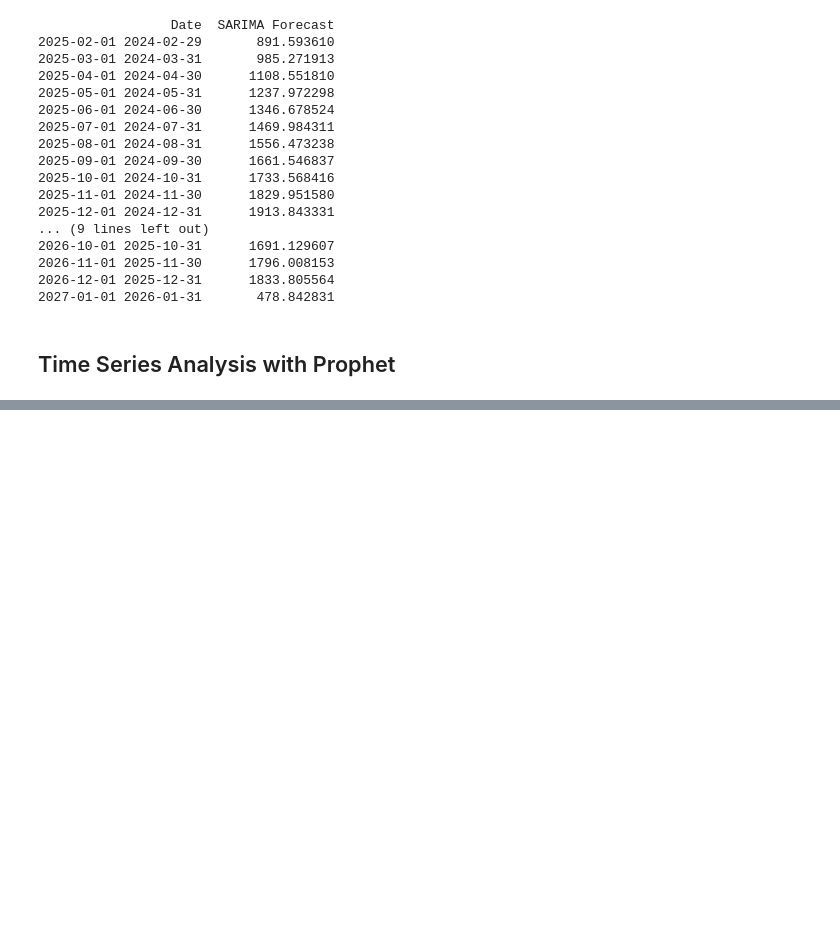
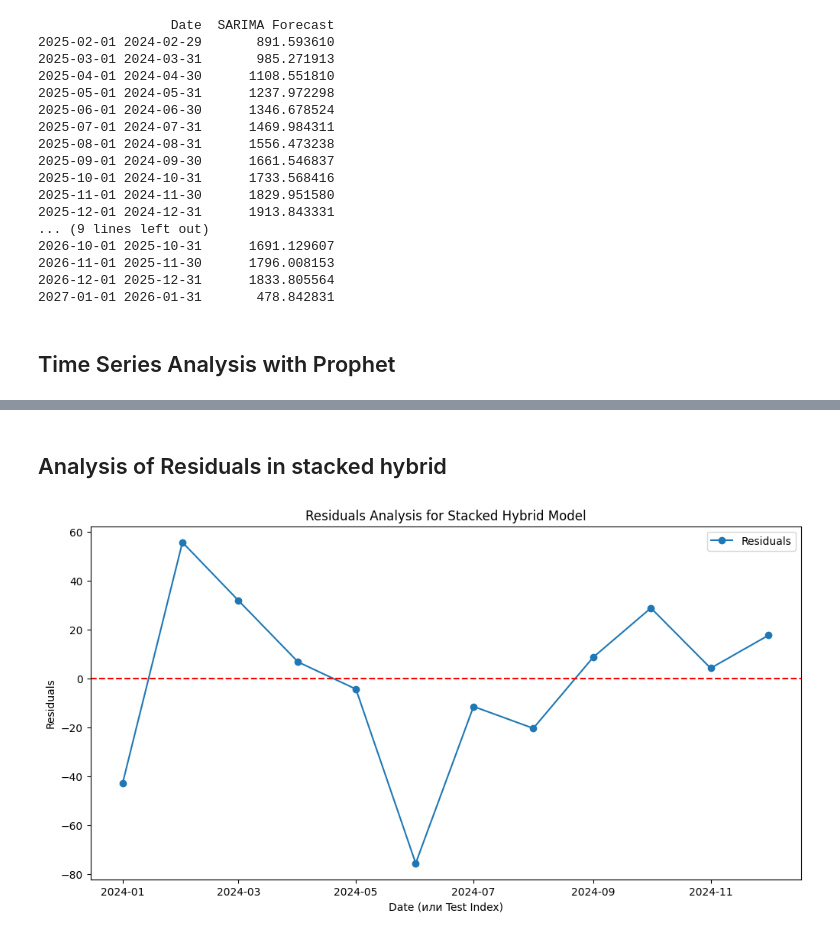
Before and after one commit to W1lden/Corruption_Crime_Forecasting_Kazakhstan, a Jupyter notebook: main.ipynb, the cells around one changed output, grey strips where cells are left out. Cells and saved outputs as stored; diff of their text form; code cells hidden in the pictures; blank space fills up the shorter version.

```diff
--- a/main.ipynb
+++ b/main.ipynb
@@ -686,0 +1158,18 @@ R2: 0.91
+# %% [markdown]
+## Analysis of Residuals in stacked hybrid
+# %%
+# Предположим, что у вас уже есть DataFrame df_stack с колонками 'Actual' и 'Stacked'
+# Вычисляем остатки
+df_stack['Residuals'] = df_stack['Actual'] - df_stack['Stacked']
+
+# Построим график остатков по времени (или по индексам, если это последовательность тестовых наблюдений)
+plt.figure(figsize=(12, 6))
+plt.plot(df_stack.index, df_stack['Residuals'], marker='o', linestyle='-', label='Residuals')
+plt.axhline(0, color='red', linestyle='--')  # Линия y=0
+plt.xlabel('Date (или Test Index)')
+plt.ylabel('Residuals')
+plt.title('Residuals Analysis for Stacked Hybrid Model')
+plt.legend()
+plt.show()
+# %% [output]
+[figure, added]
```
Also changed, not shown: parts of 32 cells of this notebook, 4 other files.
